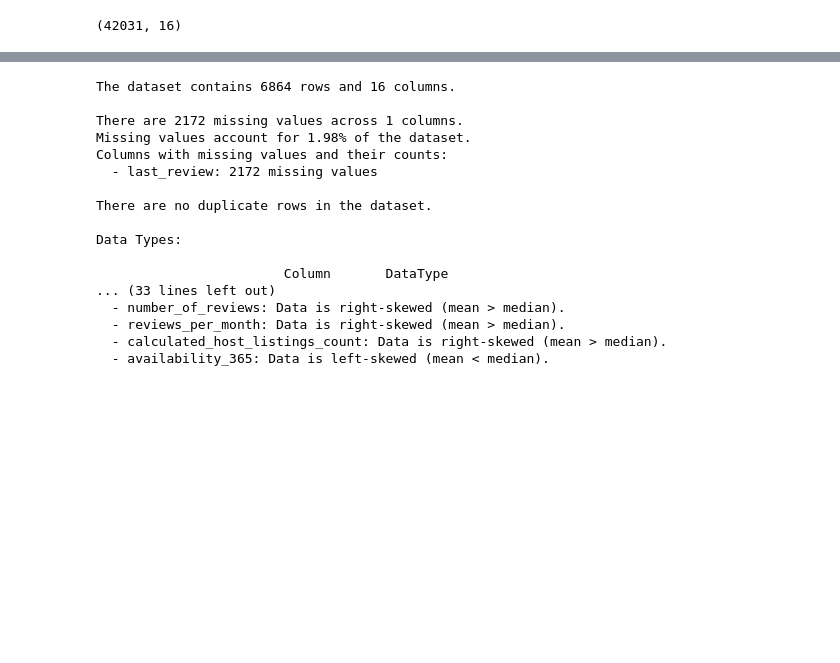
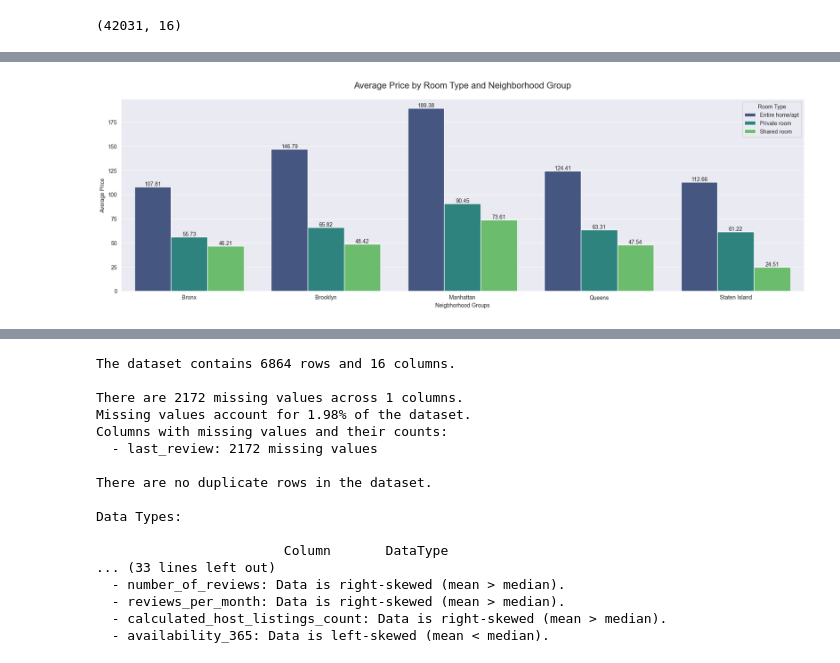
Before and after one commit to pandey-rakshit/Airbnb_nyc_analysis, a Jupyter notebook: Airbnb_analysis.ipynb, the cells around one changed output, grey strips where cells are left out. Cells and saved outputs as stored; diff of their text form; code cells hidden in the pictures; blank space fills up the shorter version.

```diff
--- a/Airbnb_analysis.ipynb
+++ b/Airbnb_analysis.ipynb
@@ -1114,0 +1210,23 @@ df1.shape
+# %%
+# What is average price of listings by room type and neighbrouhood_group
+
+avg_price_distribution = df1.groupby(['neighbourhood_group', 'room_type'])['price'].mean().reset_index()
+avg_price_distribution['price_org'] = np.expm1(avg_price_distribution['price'])  # Reverse log1p
+# avg_price_distribution
+# %%
+chart_obj = [{
+
+    'x': avg_price_distribution['neighbourhood_group'],
+    'y': avg_price_distribution['price_org'],
+    'plot_function': plot_functions['bar'],
+    'title': 'Average Price by Room Type and Neighborhood Group',
+    'xlabel': 'Neigbhorhood Groups',
+    'ylabel': 'Average Price',
+    'kwargs': {'hue': avg_price_distribution['room_type'], 'palette':'viridis'}
+}]
+
+visualize_chart(chart_obj, nrows=1, ncols=1)
+plt.legend(title='Room Type')
+plt.show()
+# %% [output]
+[figure, added]
```
Also changed, not shown: parts of 32 cells of this notebook.
